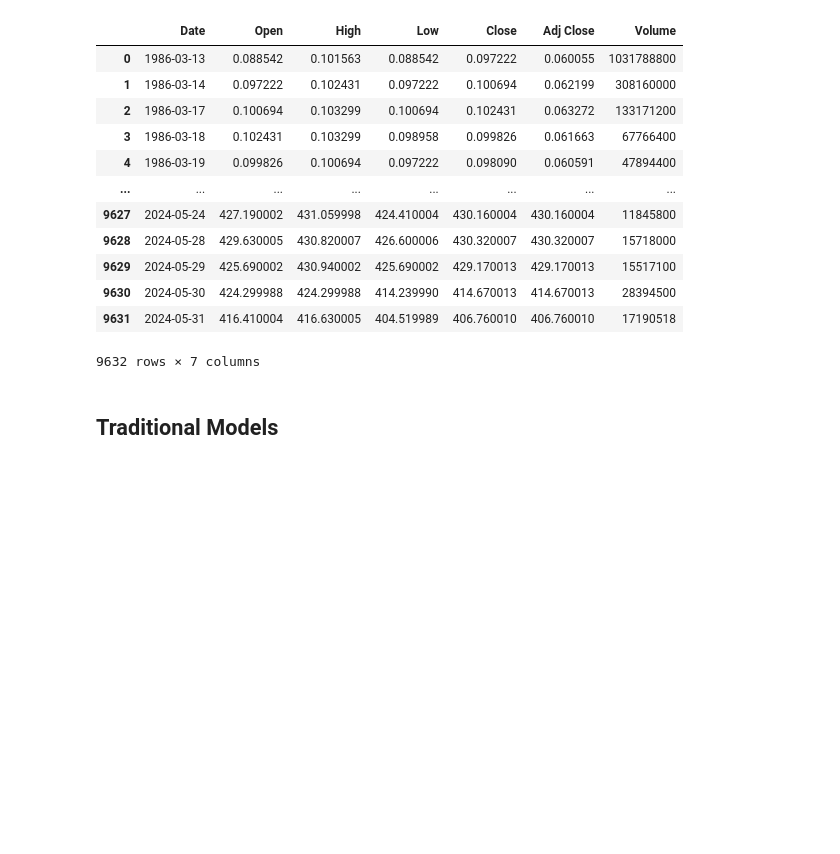
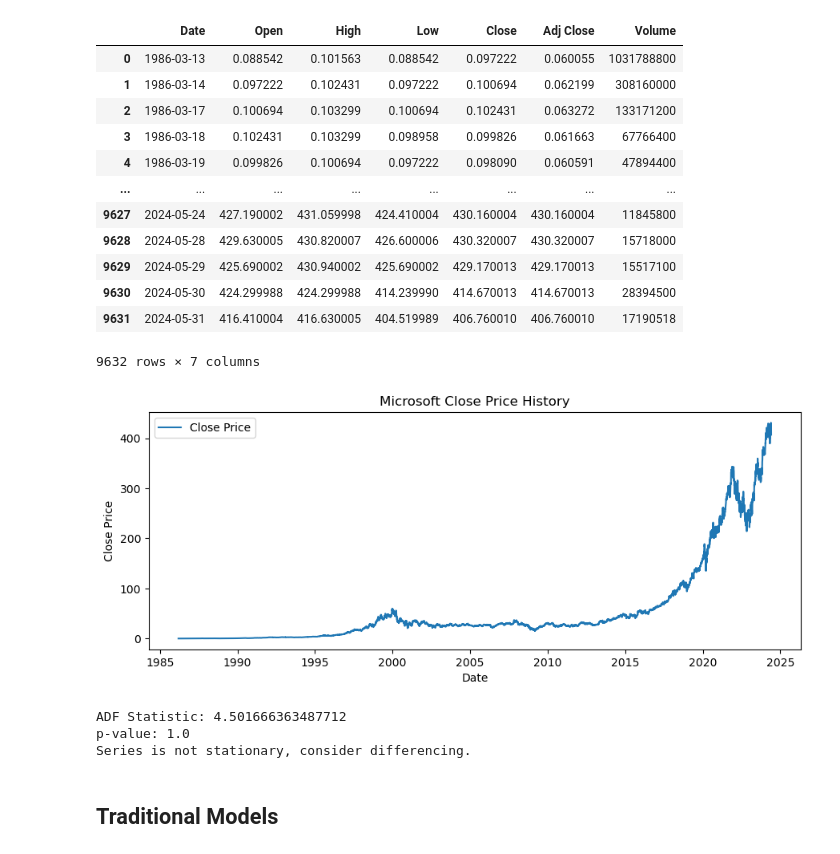
Before and after one commit to Gallillio/Times-series-Final, a Jupyter notebook: Microsoft/Microsoft_Timeseries.ipynb, the cells around one changed output. Drawn from its saved outputs; the diff is of its cells as text; code cells hidden in the pictures; blank space fills up the shorter version.

```diff
--- a/Microsoft/Microsoft_Timeseries.ipynb
+++ b/Microsoft/Microsoft_Timeseries.ipynb
@@ -70,6 +71,35 @@ y = data['Close']
 # %%
 # Train-test split
 X_train, X_test, y_train, y_test = train_test_split(X, y, test_size=0.2, shuffle=False)
+# %%
+# Plot the results
+plt.figure(figsize=(9, 7))
+
+# Plot true vs predicted values
+plt.subplot(2, 1, 1)
+plt.plot(y.index, y, label='Close Price')
+plt.legend()
+plt.title('Microsoft Close Price History')
+plt.xlabel('Date')
+plt.ylabel('Close Price')
+
+plt.tight_layout()
+plt.show()
+# %% [output]
+[figure, added]
+# %%
+# Check for stationarity using the Augmented Dickey-Fuller test
+result = adfuller(y)
+print('ADF Statistic:', result[0])
+print('p-value:', result[1])
+if result[1] > 0.05:
+    print('Series is not stationary, consider differencing.')
+else:
+    print('Series is stationary.')
+# %% [output]
+ADF Statistic: 4.501666363487712
+p-value: 1.0
+Series is not stationary, consider differencing.
 # %% [markdown]
 ## Traditional Models
 # %% [markdown]
```
Also changed, not shown: parts of 18 cells of this notebook.
